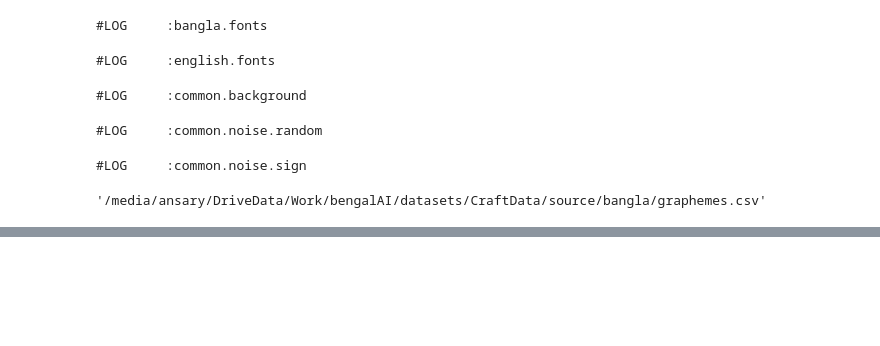
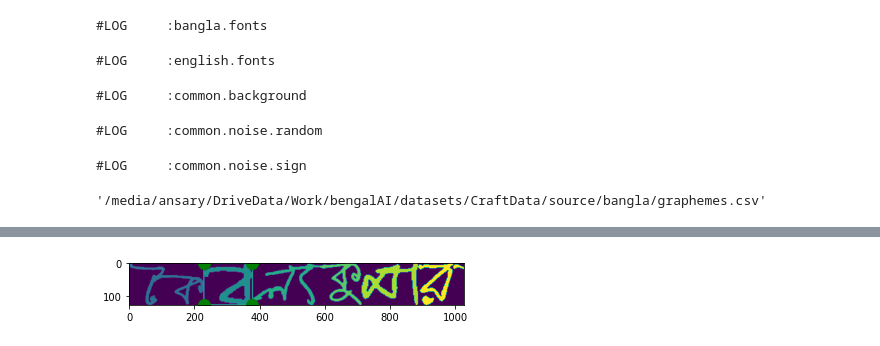
Before and after one commit to mnansary/apsis-detection, a Jupyter notebook: debug.ipynb, the cells around one changed output, grey strips where cells are left out. Drawn from its saved outputs; the diff is of its cells as text; code cells hidden in the pictures; blank space fills up the shorter version.

Commit message:
Problem of rotation

```diff
--- a/debug.ipynb
+++ b/debug.ipynb
@@ -87,0 +120,81 @@ bangla printed grapheme False
+# %%
+img=imgs[0]
+print(labels[0])
+back=np.zeros(img.shape)
+back[img==4]=255
+img1=img.copy()
+# co-ordinate
+idx = np.where(img==4)
+y_min,y_max,x_min,x_max = np.min(idx[0]), np.max(idx[0]), np.min(idx[1]), np.max(idx[1])
+x1,x2,x3,x4=x_min,x_max,x_max,x_min
+y1,y2,y3,y4=y_min,y_min,y_max,y_max
+coords=np.array([[x1,y1],[x2,y2],[x3,y3],[x4,y4]],dtype="float32")
+
+img1 = cv2.rectangle(img1, (x1,y1), (x3,y3), 5, 2)
+plt.imshow(img1)
+plt.plot(x1, y1, 'go--', linewidth=2, markersize=12)
+plt.plot(x2, y2, 'go--', linewidth=2, markersize=12)
+plt.plot(x3, y3, 'go--', linewidth=2, markersize=12)
+plt.plot(x4, y4, 'go--', linewidth=2, markersize=12)
+
+plt.show()
+
+plt.imshow(back)
+plt.show()
+plt.imshow(img)
+plt.show()
+
+# get shape
+(h, w) = img.shape
+# get center
+center = (w / 2, h / 2)
+# angle to rotate
+angle  = 30
+# get rotation matrix
+M = cv2.getRotationMatrix2D(center, angle, 1.0)
+# Now will take out sin and cos values from rotationMatrix
+# Also used numpy absolute function to make positive value
+cosM = np.abs(M[0][0])
+sinM = np.abs(M[0][1])
+# Now will compute new height & width of
+# an image so that we can use it in
+# warpAffine function to prevent cropping of image sides
+nH = int((h * sinM) +(w * cosM))
+nW = int((h * cosM) +(w * sinM))
+
+# After computing the new height & width of an image
+# we also need to update the values of rotation matrix
+M[0][2] += (nW/2) - center[0]
+M[1][2] += (nH/2) - center[1]
+# rotate
+img = cv2.warpAffine(img, M, (nH,nW))
+
+
+new_coords=[]
+coord_mat=np.concatenate([coords,np.ones((4,1))],axis=1)
+for c in coord_mat:
+    new_coords.append(np.dot(M,c))
+print(new_coords)
+for c in new_coords:
+    plt.plot(c[0], c[1], 'go--', linewidth=2, markersize=12)
+
+plt.imshow(img)
+plt.show()
+
+img1=img.copy()
+# co-ordinate
+idx = np.where(img==4)
+y_min,y_max,x_min,x_max = np.min(idx[0]), np.max(idx[0]), np.min(idx[1]), np.max(idx[1])
+x1,x2,x3,x4=x_min,x_max,x_max,x_min
+y1,y2,y3,y4=y_min,y_min,y_max,y_max
+print(np.array([[x1,y1],[x2,y2],[x3,y3],[x4,y4]],dtype="float32"))
+
+img1 = cv2.rectangle(img1, (x1,y1), (x3,y3), 5, 2)
+plt.imshow(img1)
+plt.plot(x1, y1, 'go--', linewidth=2, markersize=12)
+plt.plot(x2, y2, 'go--', linewidth=2, markersize=12)
+plt.plot(x3, y3, 'go--', linewidth=2, markersize=12)
+plt.plot(x4, y4, 'go--', linewidth=2, markersize=12)
+
+plt.show()
+# %% [output]
@@ -87,0 +202 @@ bangla printed grapheme False
+[figure, added]
```
Also changed, not shown: parts of 12 cells of this notebook.
